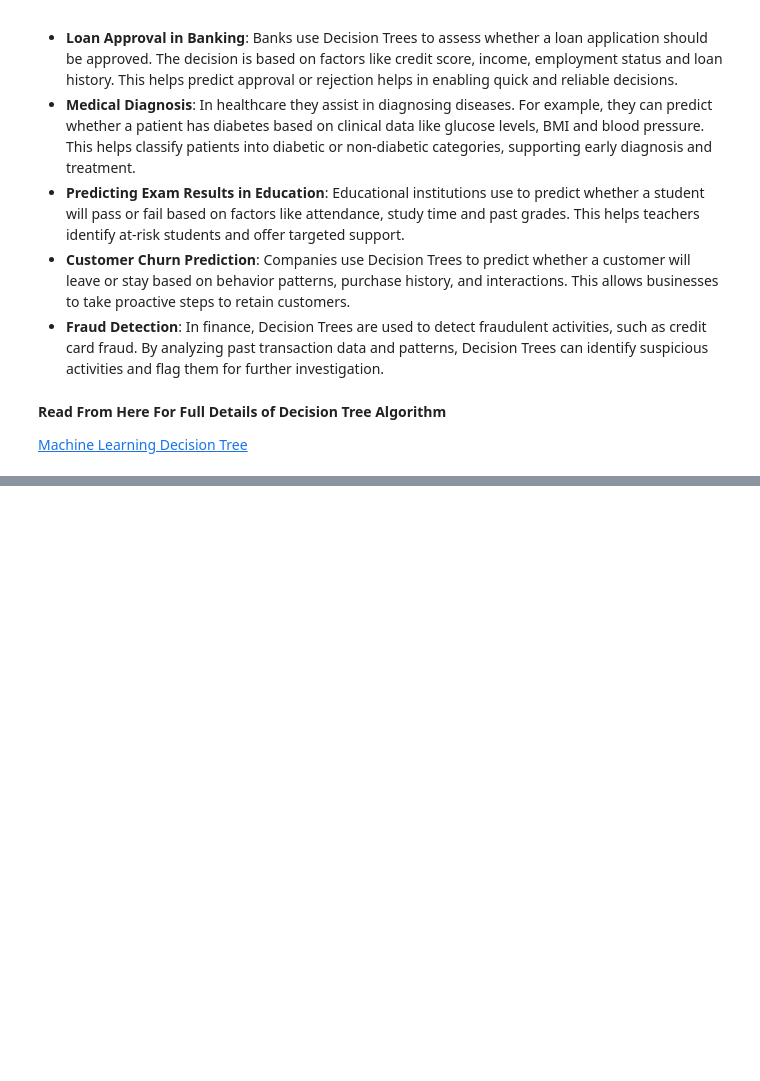
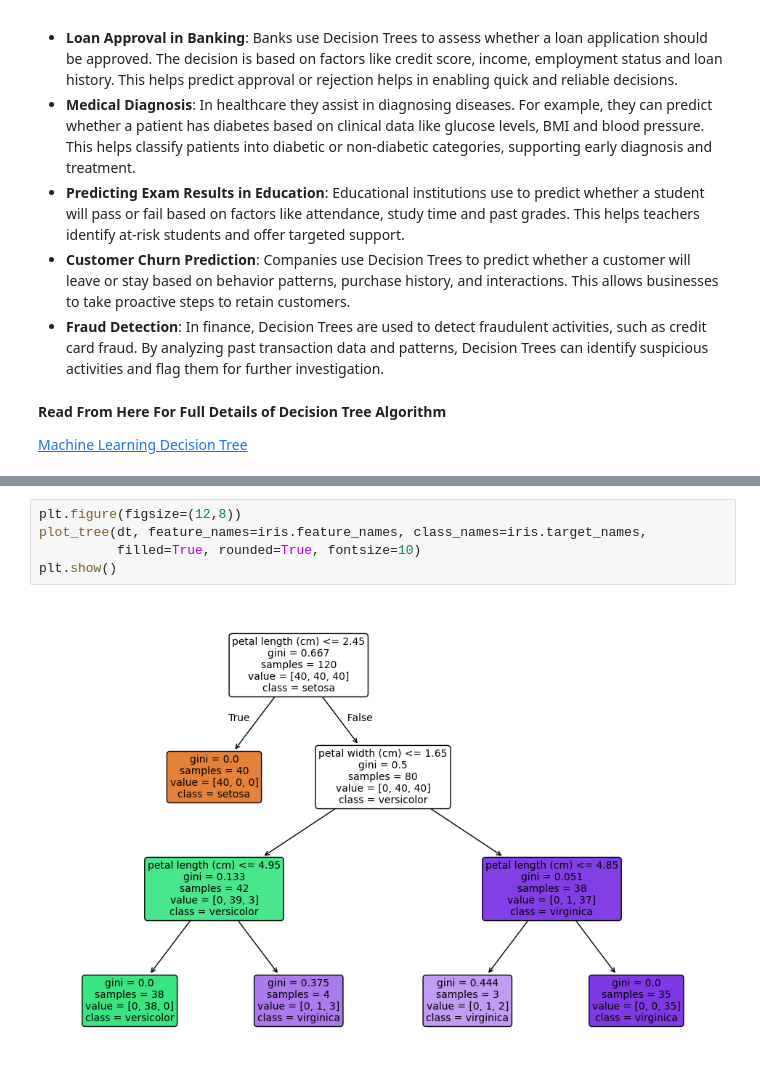
Before and after one commit to Shafiq786-creator/machine_learning-, a Jupyter notebook: ml_algorithms/day_3_lasso_decision.ipynb, the cells around one changed output, grey strips where cells are left out. Drawn from its saved outputs; the diff is of its cells as text; blank space fills up the shorter version.

```diff
--- a/ml_algorithms/day_3_lasso_decision.ipynb
+++ b/ml_algorithms/day_3_lasso_decision.ipynb
@@ -178,0 +288,7 @@ Decision Trees are used across various fields due to their simplicity, interpret
+# %%
+plt.figure(figsize=(12,8))
+plot_tree(dt, feature_names=iris.feature_names, class_names=iris.target_names,
+          filled=True, rounded=True, fontsize=10)
+plt.show()
+# %% [output]
+[figure, added]
```
Also changed, not shown: parts of 7 cells of this notebook.
